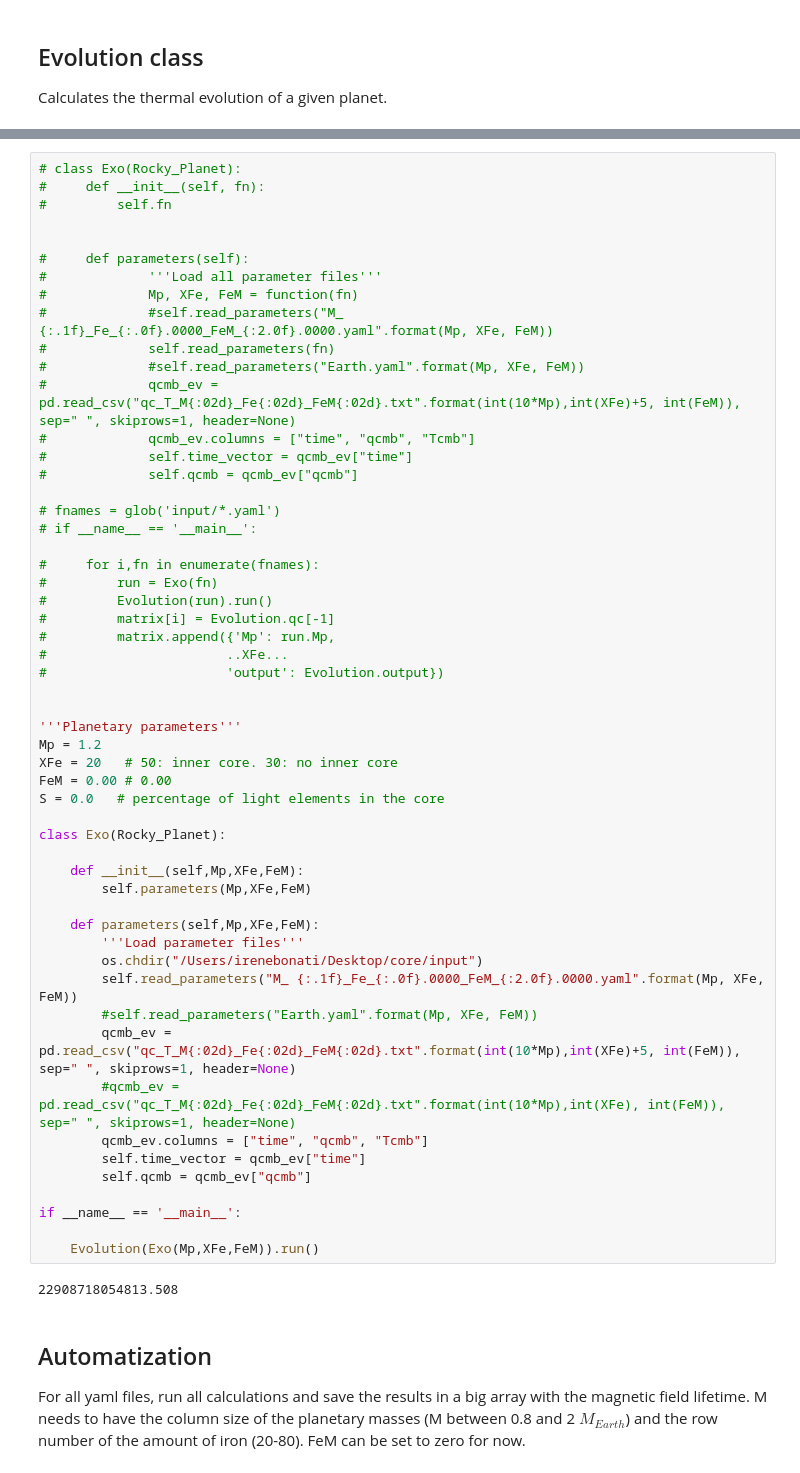
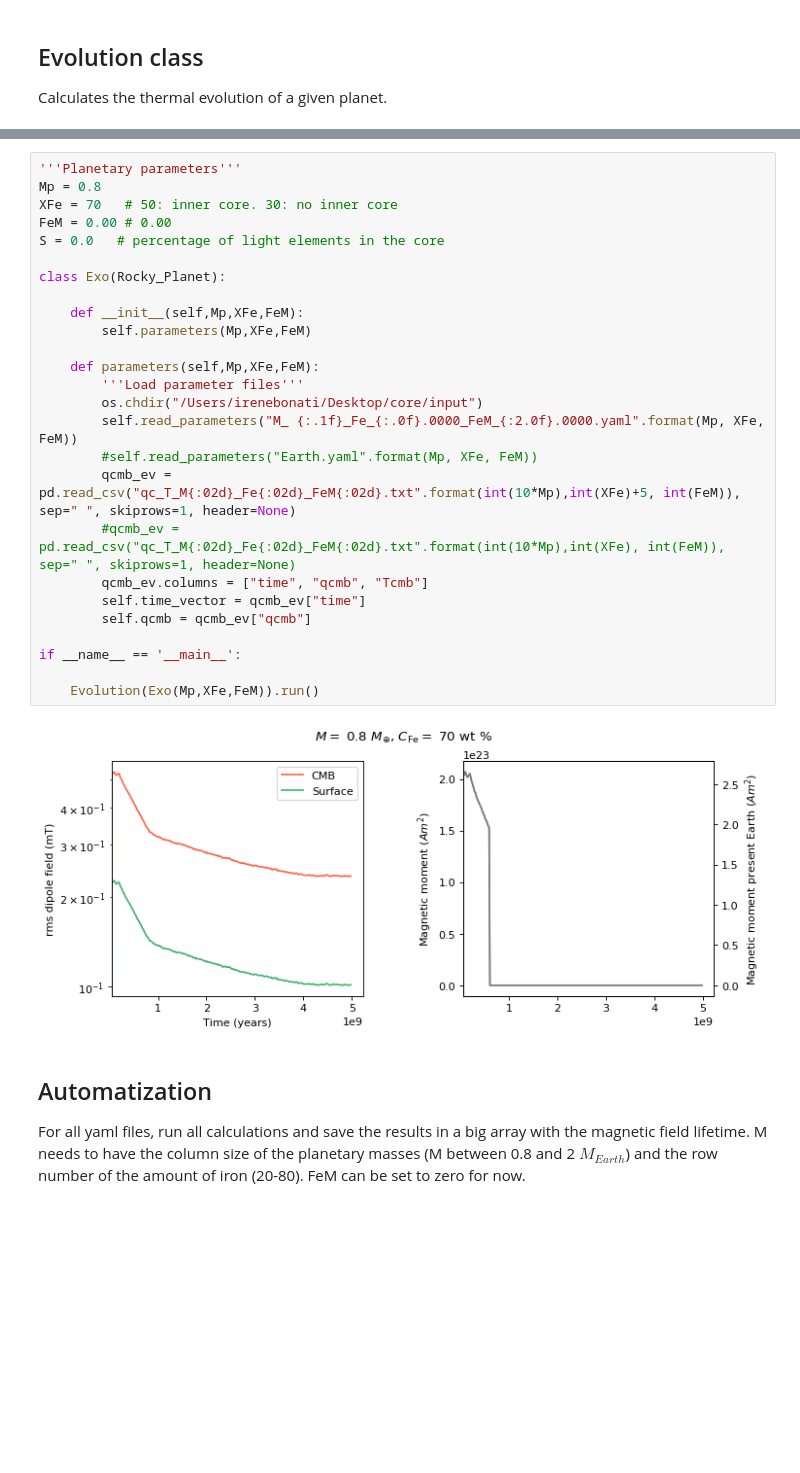
Before and after one commit to irenebonati/exo-cores, a Jupyter notebook: Planets.ipynb, the cells around one changed output, grey strips where cells are left out. Drawn from its saved outputs; the diff is of its cells as text; blank space fills up the shorter version.

```diff
--- a/Planets.ipynb
+++ b/Planets.ipynb
@@ -660,59 +671,31 @@ class Evolution():
 # %%
-# class Exo(Rocky_Planet):
-#     def __init__(self, fn):
-#         self.fn
-
-
-#     def parameters(self):
-#             '''Load all parameter files'''
-#             Mp, XFe, FeM = function(fn)
-#             #self.read_parameters("M_ {:.1f}_Fe_{:.0f}.0000_FeM_{:2.0f}.0000.yaml".format(Mp, XFe, FeM))
-#             self.read_parameters(fn)
-#             #self.read_parameters("Earth.yaml".format(Mp, XFe, FeM))
-#             qcmb_ev = pd.read_csv("qc_T_M{:02d}_Fe{:02d}_FeM{:02d}.txt".format(int(10*Mp),int(XFe)+5, int(FeM)), sep=" ", skiprows=1, header=None)
-#             qcmb_ev.columns = ["time", "qcmb", "Tcmb"]
-#             self.time_vector = qcmb_ev["time"]
-#             self.qcmb = qcmb_ev["qcmb"]
-
-# fnames = glob('input/*.yaml')
-# if __name__ == '__main__':
-
-#     for i,fn in enumerate(fnames):
-#         run = Exo(fn)
-#         Evolution(run).run()
-#         matrix[i] = Evolution.qc[-1]
-#         matrix.append({'Mp': run.Mp,
-#                       ..XFe...
-#                       'output': Evolution.output})
-
-
 '''Planetary parameters'''
-Mp = 1.2
-XFe = 20   # 50: inner core. 30: no inner core
+Mp = 0.8
+XFe = 70   # 50: inner core. 30: no inner core
 FeM = 0.00 # 0.00
 S = 0.0   # percentage of light elements in the core
 
 class Exo(Rocky_Planet):
 
     def __init__(self,Mp,XFe,FeM):
         self.parameters(Mp,XFe,FeM)
 
     def parameters(self,Mp,XFe,FeM):
         '''Load parameter files'''
         os.chdir("/Users/irenebonati/Desktop/core/input")
         self.read_parameters("M_ {:.1f}_Fe_{:.0f}.0000_FeM_{:2.0f}.0000.yaml".format(Mp, XFe, FeM))
         #self.read_parameters("Earth.yaml".format(Mp, XFe, FeM))
         qcmb_ev = pd.read_csv("qc_T_M{:02d}_Fe{:02d}_FeM{:02d}.txt".format(int(10*Mp),int(XFe)+5, int(FeM)), sep=" ", skiprows=1, header=None)
         #qcmb_ev = pd.read_csv("qc_T_M{:02d}_Fe{:02d}_FeM{:02d}.txt".format(int(10*Mp),int(XFe), int(FeM)), sep=" ", skiprows=1, header=None)
         qcmb_ev.columns = ["time", "qcmb", "Tcmb"]
         self.time_vector = qcmb_ev["time"]
         self.qcmb = qcmb_ev["qcmb"]
 
 if __name__ == '__main__':
 
     Evolution(Exo(Mp,XFe,FeM)).run()
 # %% [output]
-22908718054813.508
+[figure, added]
 # %% [markdown]
 ## Automatization
 
```
Also changed, not shown: parts of 5 cells of this notebook.
